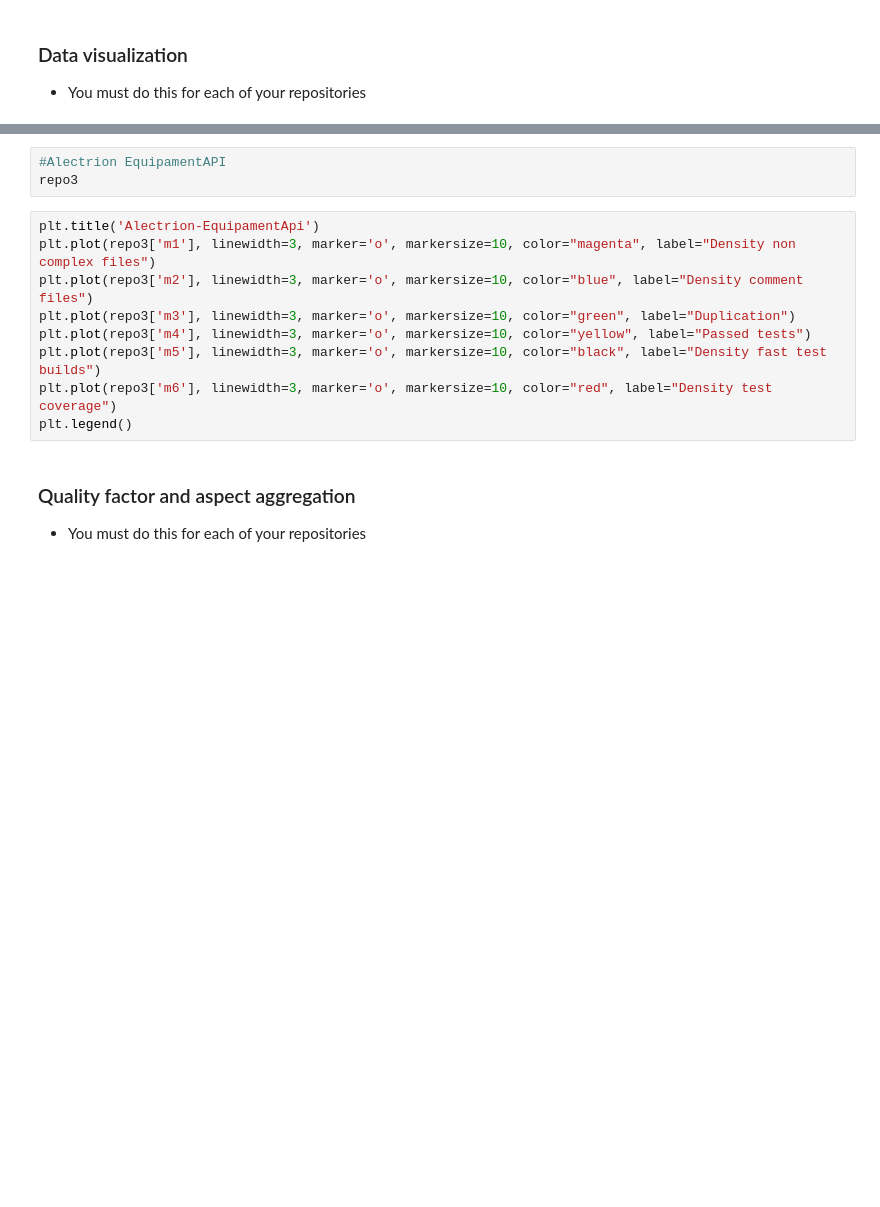
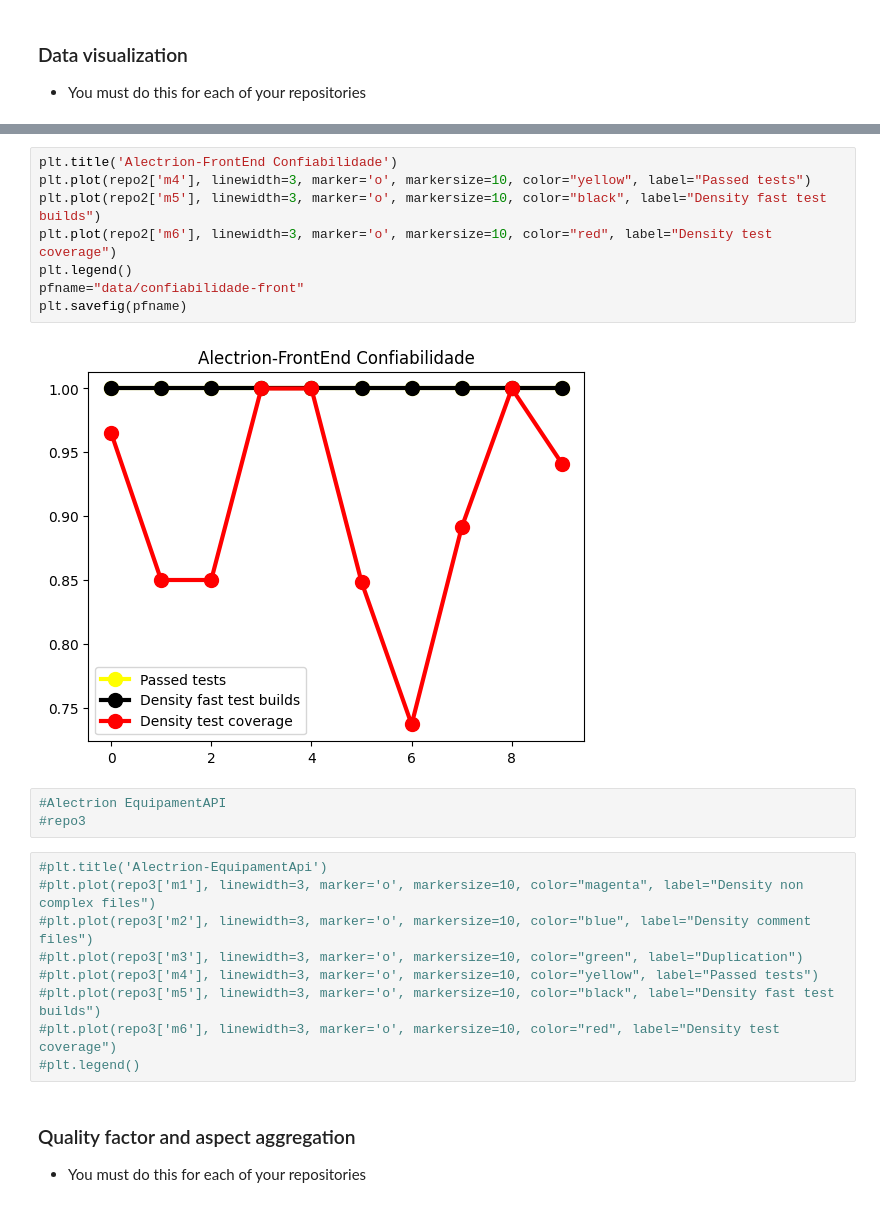
Before and after one commit to fga-eps-mds/2022-1-Alectrion-DOC, a Jupyter notebook: analytics.ipynb, the cells around one changed output, grey strips where cells are left out. Cells and saved outputs as stored; diff of their text form; blank space fills up the shorter version.

```diff
--- a/analytics.ipynb
+++ b/analytics.ipynb
@@ -445,15 +526,25 @@ plt.legend()
+# %%
+plt.title('Alectrion-FrontEnd Confiabilidade')
+plt.plot(repo2['m4'], linewidth=3, marker='o', markersize=10, color="yellow", label="Passed tests")
+plt.plot(repo2['m5'], linewidth=3, marker='o', markersize=10, color="black", label="Density fast test builds")
+plt.plot(repo2['m6'], linewidth=3, marker='o', markersize=10, color="red", label="Density test coverage")
+plt.legend()
+pfname="data/confiabilidade-front"
+plt.savefig(pfname)
+# %% [output]
+[figure, added]
 # %%
 #Alectrion EquipamentAPI
-repo3
+#repo3
 # %%
-plt.title('Alectrion-EquipamentApi')
-plt.plot(repo3['m1'], linewidth=3, marker='o', markersize=10, color="magenta", label="Density non complex files")
-plt.plot(repo3['m2'], linewidth=3, marker='o', markersize=10, color="blue", label="Density comment files")
-plt.plot(repo3['m3'], linewidth=3, marker='o', markersize=10, color="green", label="Duplication")
-plt.plot(repo3['m4'], linewidth=3, marker='o', markersize=10, color="yellow", label="Passed tests")
-plt.plot(repo3['m5'], linewidth=3, marker='o', markersize=10, color="black", label="Density fast test builds")
-plt.plot(repo3['m6'], linewidth=3, marker='o', markersize=10, color="red", label="Density test coverage")
-plt.legend()
+#plt.title('Alectrion-EquipamentApi')
+#plt.plot(repo3['m1'], linewidth=3, marker='o', markersize=10, color="magenta", label="Density non complex files")
+#plt.plot(repo3['m2'], linewidth=3, marker='o', markersize=10, color="blue", label="Density comment files")
+#plt.plot(repo3['m3'], linewidth=3, marker='o', markersize=10, color="green", label="Duplication")
+#plt.plot(repo3['m4'], linewidth=3, marker='o', markersize=10, color="yellow", label="Passed tests")
+#plt.plot(repo3['m5'], linewidth=3, marker='o', markersize=10, color="black", label="Density fast test builds")
+#plt.plot(repo3['m6'], linewidth=3, marker='o', markersize=10, color="red", label="Density test coverage")
+#plt.legend()
 # %% [markdown]
 ### Quality factor and aspect aggregation
 
```
Also changed, not shown: parts of 31 cells of this notebook, 8 other files.
